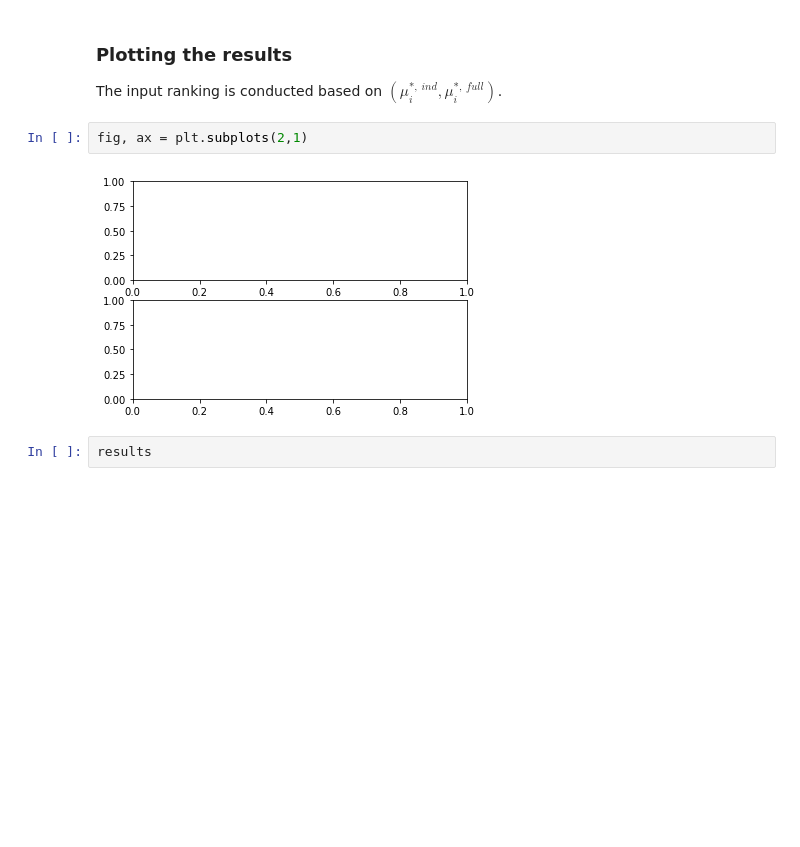
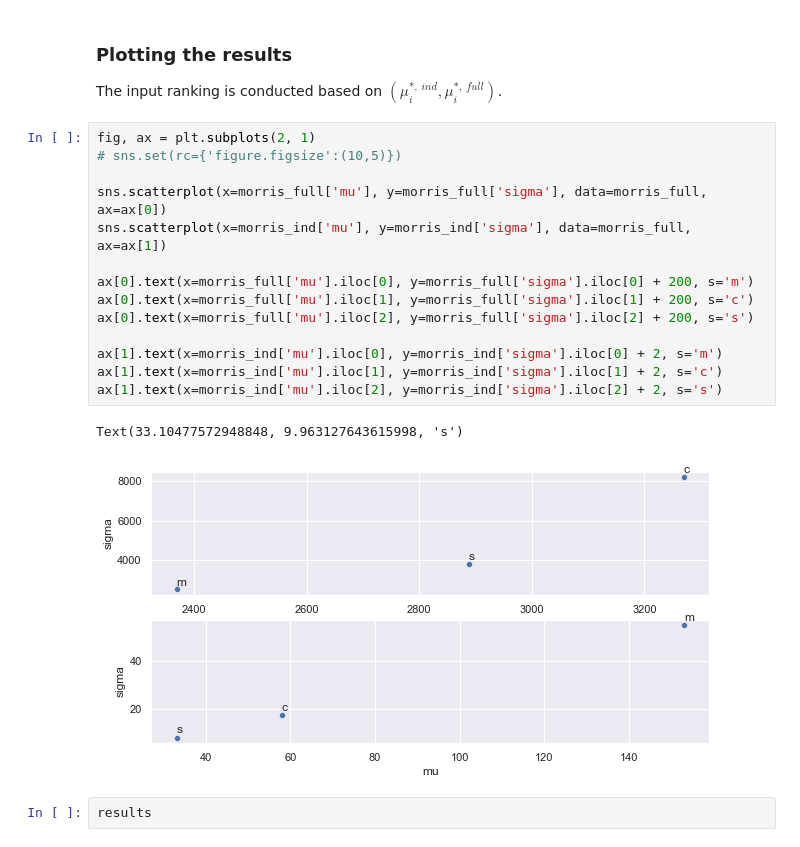
Before and after one commit to OpenSourceEconomics/econsa, a Jupyter notebook: docs/source/tutorials/sensitivity-analysis-qualitative.ipynb, the cells around one changed output. Saved outputs shown, nothing was run; the diff lists cells and outputs as text; blank space fills up the shorter version.

Commit message:
Add visualisation of Morris indices.

```diff
--- a/docs/source/tutorials/sensitivity-analysis-qualitative.ipynb
+++ b/docs/source/tutorials/sensitivity-analysis-qualitative.ipynb
@@ -128,10 +128,23 @@ morris_full
 # %% [markdown]
 ### Plotting the results
 The input ranking is conducted based on $(\mu_i^{\ast,\ ind}, \mu_i^{\ast,\ full})$.
-# %%
-fig, ax = plt.subplots(2,1)
-# %% [output]
-[figure, removed]
+# %%
+fig, ax = plt.subplots(2, 1)
+# sns.set(rc={'figure.figsize':(10,5)})
+
+sns.scatterplot(x=morris_full['mu'], y=morris_full['sigma'], data=morris_full, ax=ax[0])
+sns.scatterplot(x=morris_ind['mu'], y=morris_ind['sigma'], data=morris_full, ax=ax[1])
+
+ax[0].text(x=morris_full['mu'].iloc[0], y=morris_full['sigma'].iloc[0] + 200, s='m')
+ax[0].text(x=morris_full['mu'].iloc[1], y=morris_full['sigma'].iloc[1] + 200, s='c')
+ax[0].text(x=morris_full['mu'].iloc[2], y=morris_full['sigma'].iloc[2] + 200, s='s')
+
+ax[1].text(x=morris_ind['mu'].iloc[0], y=morris_ind['sigma'].iloc[0] + 2, s='m')
+ax[1].text(x=morris_ind['mu'].iloc[1], y=morris_ind['sigma'].iloc[1] + 2, s='c')
+ax[1].text(x=morris_ind['mu'].iloc[2], y=morris_ind['sigma'].iloc[2] + 2, s='s')
+# %% [output]
+Text(33.10477572948848, 9.963127643615998, 's')
+[figure, added]
 # %%
 results
 # %% [output]
```
Also changed, not shown: parts of 2 cells of this notebook.
